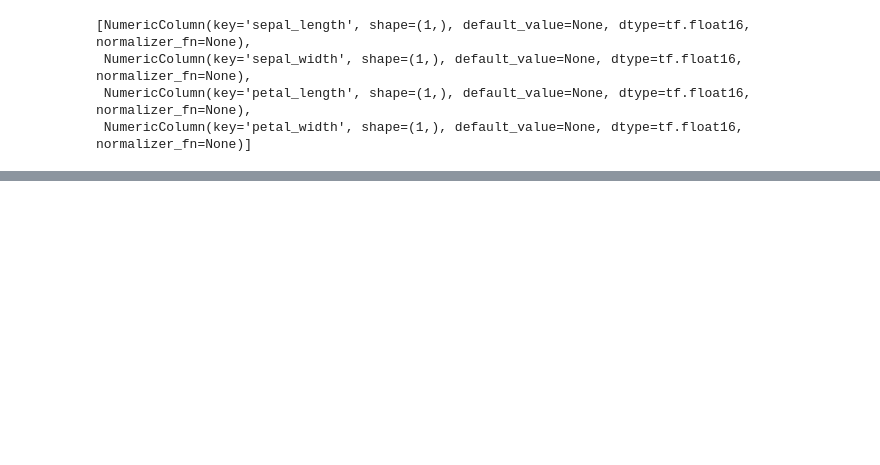
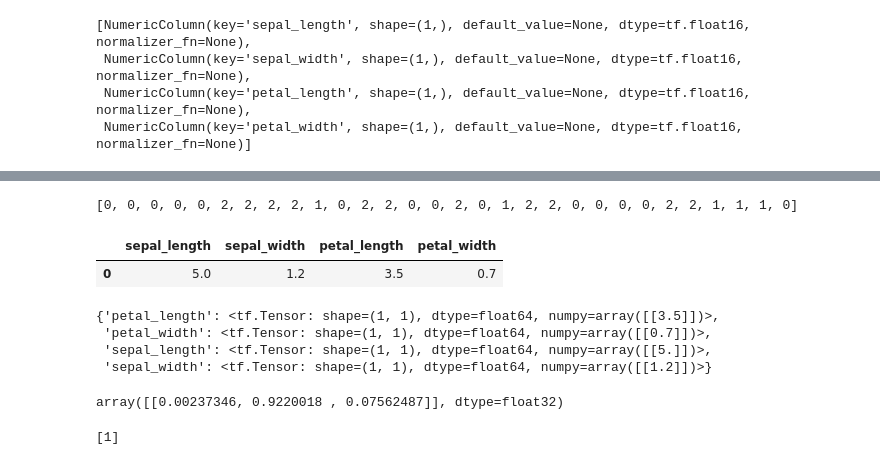
Before and after one commit to motazsaad/login-ds, a Jupyter notebook: notebooks/Iris_Keras.ipynb, the cells around one changed output, grey strips where cells are left out. Drawn from its saved outputs; the diff is of its cells as text; code cells hidden in the pictures; blank space fills up the shorter version.

```diff
--- a/notebooks/Iris_Keras.ipynb
+++ b/notebooks/Iris_Keras.ipynb
@@ -154,0 +179,40 @@ array([[9.98658657e-01, 1.34129089e-03, 3.94355881e-09],
+# %%
+print(np.argmax(model.predict(val_ds), axis=1).tolist())
+# %% [output]
+[0, 0, 0, 0, 0, 2, 2, 2, 2, 1, 0, 2, 2, 0, 0, 2, 0, 1, 2, 2, 0, 0, 0, 0, 2, 2, 1, 1, 1, 0]
+# %%
+new_data = {
+    'sepal_length': [5.0],
+    'sepal_width': [1.2],
+    'petal_length': [3.5],
+    'petal_width': [0.7]
+}
+
+new_data2 = {
+    'sepal_length': [5.0, 5.1],
+    'sepal_width': [1.2, 1.3],
+    'petal_length': [3.5, 3.4],
+    'petal_width': [0.7, 0.4]
+}
+
+new_df = pd.DataFrame(data=new_data)
+new_df
+# %% [output]
+|  | sepal_length | sepal_width | petal_length | petal_width |
+| 0 | 5.0 | 1.2 | 3.5 | 0.7 |
+# %%
+input_dict = {name: tf.convert_to_tensor([value]) for name, value in new_df.items()}
+input_dict
+# %% [output]
+{'petal_length': <tf.Tensor: shape=(1, 1), dtype=float64, numpy=array([[3.5]])>,
+ 'petal_width': <tf.Tensor: shape=(1, 1), dtype=float64, numpy=array([[0.7]])>,
+ 'sepal_length': <tf.Tensor: shape=(1, 1), dtype=float64, numpy=array([[5.]])>,
+ 'sepal_width': <tf.Tensor: shape=(1, 1), dtype=float64, numpy=array([[1.2]])>}
+# %%
+model.predict(input_dict)
+# %% [output]
+array([[0.00237346, 0.9220018 , 0.07562487]], dtype=float32)
+# %%
+print(np.argmax(model.predict(input_dict), axis=1).tolist())
+# %% [output]
+[1]
```
Also changed, not shown: parts of 9 cells of this notebook.
